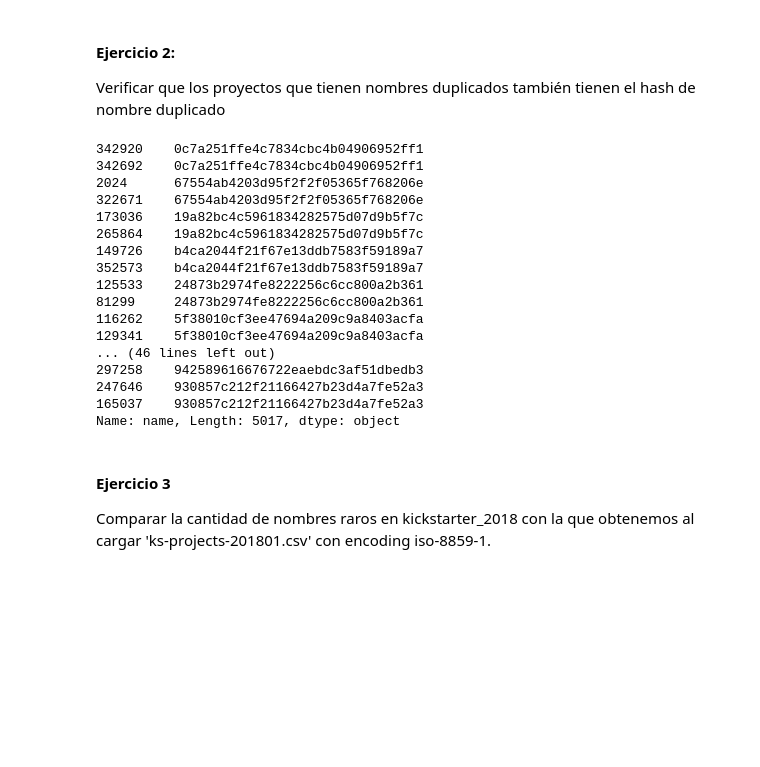
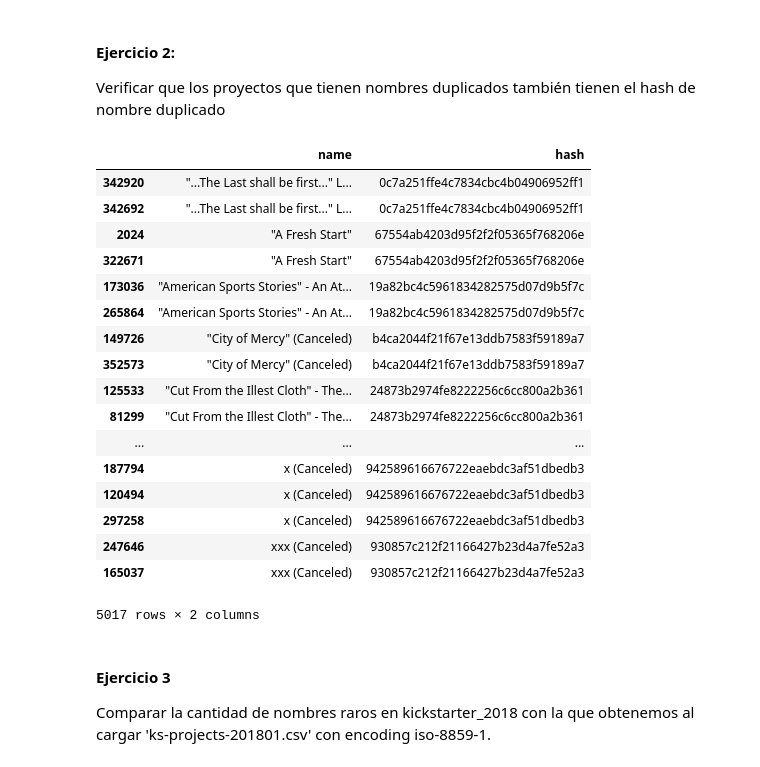
Before and after one commit to pablobrizuela/AnalisisYCuracion, a Jupyter notebook: Práctico_AnaExpyCurDat.ipynb, the cells around one changed output. Cells and saved outputs as stored; diff of their text form; code cells hidden in the pictures; blank space fills up the shorter version.

```diff
--- a/Práctico_AnaExpyCurDat.ipynb
+++ b/Práctico_AnaExpyCurDat.ipynb
@@ -10,7 +10,7 @@ seaborn.__version__
 # %% [output]
 '0.9.0'
 # %%
-kickstarter_2018 = pandas.read_csv('C:/Users/papa/Documents/diplodatos/datasets/ks-projects-201801.csv')
+kickstarter_2018 = pandas.read_csv('ks-projects-201801.csv')
 # %%
 kickstarter_2018.head()
 # %% [output]
@@ -75,30 +75,31 @@ from hashlib import md5
 # %%
 def hashit(val):
     if isinstance(val, float):
         return str(val)
     return md5(val.encode('utf-8')).hexdigest()
 
-
 dupli_hash=dupli_sort['name'].apply(hashit)
-dupli_hash
+temp = dupli_sort.assign(hash=lambda x: dupli_hash)#
+temp[['name','hash']]
 # %% [output]
+|  | name | hash |
+| 342920 | "...The Last shall be first..." L... | 0c7a251ffe4c7834cbc4b04906952ff1 |
+| 342692 | "...The Last shall be first..." L... | 0c7a251ffe4c7834cbc4b04906952ff1 |
+| 2024 | "A Fresh Start" | 67554ab4203d95f2f2f05365f768206e |
+| 322671 | "A Fresh Start" | 67554ab4203d95f2f2f05365f768206e |
+| 173036 | "American Sports Stories" - An At... | 19a82bc4c5961834282575d07d9b5f7c |
+| 265864 | "American Sports Stories" - An At... | 19a82bc4c5961834282575d07d9b5f7c |
+| 149726 | "City of Mercy" (Canceled) | b4ca2044f21f67e13ddb7583f59189a7 |
+| 352573 | "City of Mercy" (Canceled) | b4ca2044f21f67e13ddb7583f59189a7 |
+| 125533 | "Cut From the Illest Cloth" - The... | 24873b2974fe8222256c6cc800a2b361 |
+| 81299 | "Cut From the Illest Cloth" - The... | 24873b2974fe8222256c6cc800a2b361 |
+| ... | ... | ... |
+| 187794 | x (Canceled) | 942589616676722eaebdc3af51dbedb3 |
+| 120494 | x (Canceled) | 942589616676722eaebdc3af51dbedb3 |
+| 297258 | x (Canceled) | 942589616676722eaebdc3af51dbedb3 |
+| 247646 | xxx (Canceled) | 930857c212f21166427b23d4a7fe52a3 |
+| 165037 | xxx (Canceled) | 930857c212f21166427b23d4a7fe52a3 |
-342920    0c7a251ffe4c7834cbc4b04906952ff1
-342692    0c7a251ffe4c7834cbc4b04906952ff1
-2024      67554ab4203d95f2f2f05365f768206e
-322671    67554ab4203d95f2f2f05365f768206e
-173036    19a82bc4c5961834282575d07d9b5f7c
-265864    19a82bc4c5961834282575d07d9b5f7c
-149726    b4ca2044f21f67e13ddb7583f59189a7
-352573    b4ca2044f21f67e13ddb7583f59189a7
-125533    24873b2974fe8222256c6cc800a2b361
-81299     24873b2974fe8222256c6cc800a2b361
-116262    5f38010cf3ee47694a209c9a8403acfa
-129341    5f38010cf3ee47694a209c9a8403acfa
-... (46 lines left out)
-297258    942589616676722eaebdc3af51dbedb3
-247646    930857c212f21166427b23d4a7fe52a3
-165037    930857c212f21166427b23d4a7fe52a3
-Name: name, Length: 5017, dtype: object
+5017 rows × 2 columns
 # %% [markdown]
 #### Ejercicio 3
 
```
Also changed, not shown: parts of 2 cells of this notebook.
